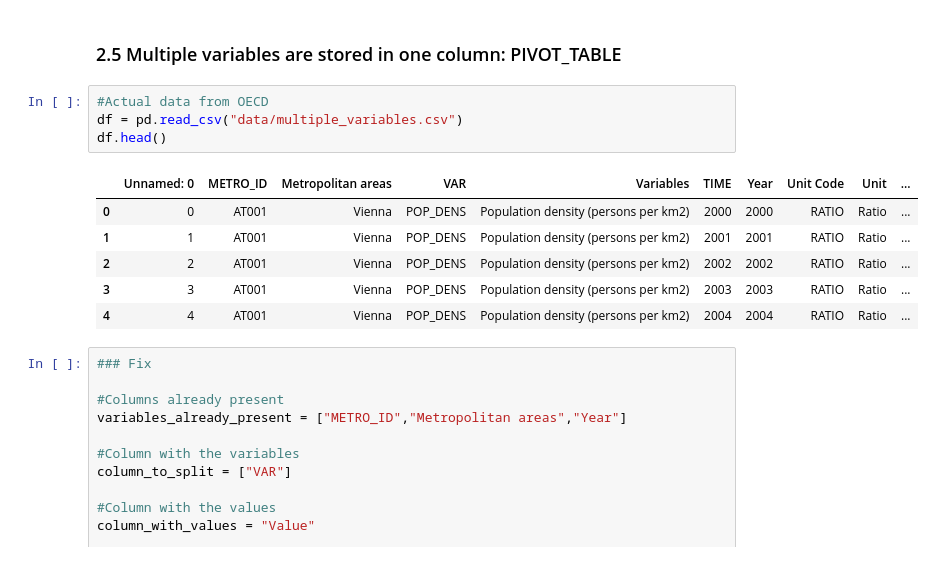
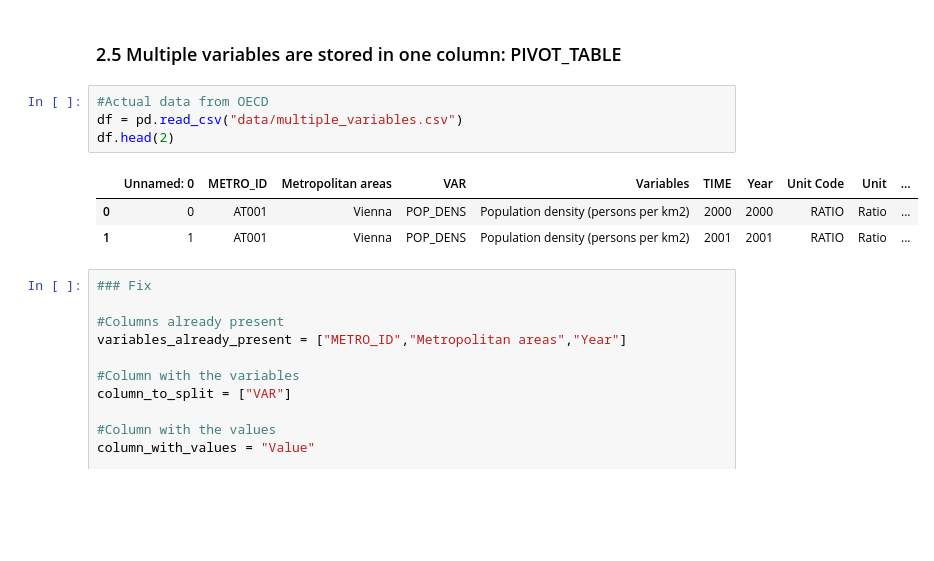
Before and after one commit to jgarciab/wwd2017, a Jupyter notebook: class2/class2b_tidy_data.ipynb, the cells around one changed output. Cells and saved outputs as stored; diff of their text form; blank space fills up the shorter version.

```diff
--- a/class2/class2b_tidy_data.ipynb
+++ b/class2/class2b_tidy_data.ipynb
@@ -193,14 +175,11 @@ fixed.head(10)
 # %%
 #Actual data from OECD
 df = pd.read_csv("data/multiple_variables.csv")
-df.head()
+df.head(2)
 # %% [output]
 |  | Unnamed: 0 | METRO_ID | Metropolitan areas | VAR | Variables | TIME | Year | Unit Code | Unit | ... |
 | 0 | 0 | AT001 | Vienna | POP_DENS | Population density (persons per km2) | 2000 | 2000 | RATIO | Ratio | ... |
 | 1 | 1 | AT001 | Vienna | POP_DENS | Population density (persons per km2) | 2001 | 2001 | RATIO | Ratio | ... |
-| 2 | 2 | AT001 | Vienna | POP_DENS | Population density (persons per km2) | 2002 | 2002 | RATIO | Ratio | ... |
-| 3 | 3 | AT001 | Vienna | POP_DENS | Population density (persons per km2) | 2003 | 2003 | RATIO | Ratio | ... |
-| 4 | 4 | AT001 | Vienna | POP_DENS | Population density (persons per km2) | 2004 | 2004 | RATIO | Ratio | ... |
 # %%
 ### Fix
 
```
Also changed, not shown: parts of 11 cells of this notebook, 20 other files.
